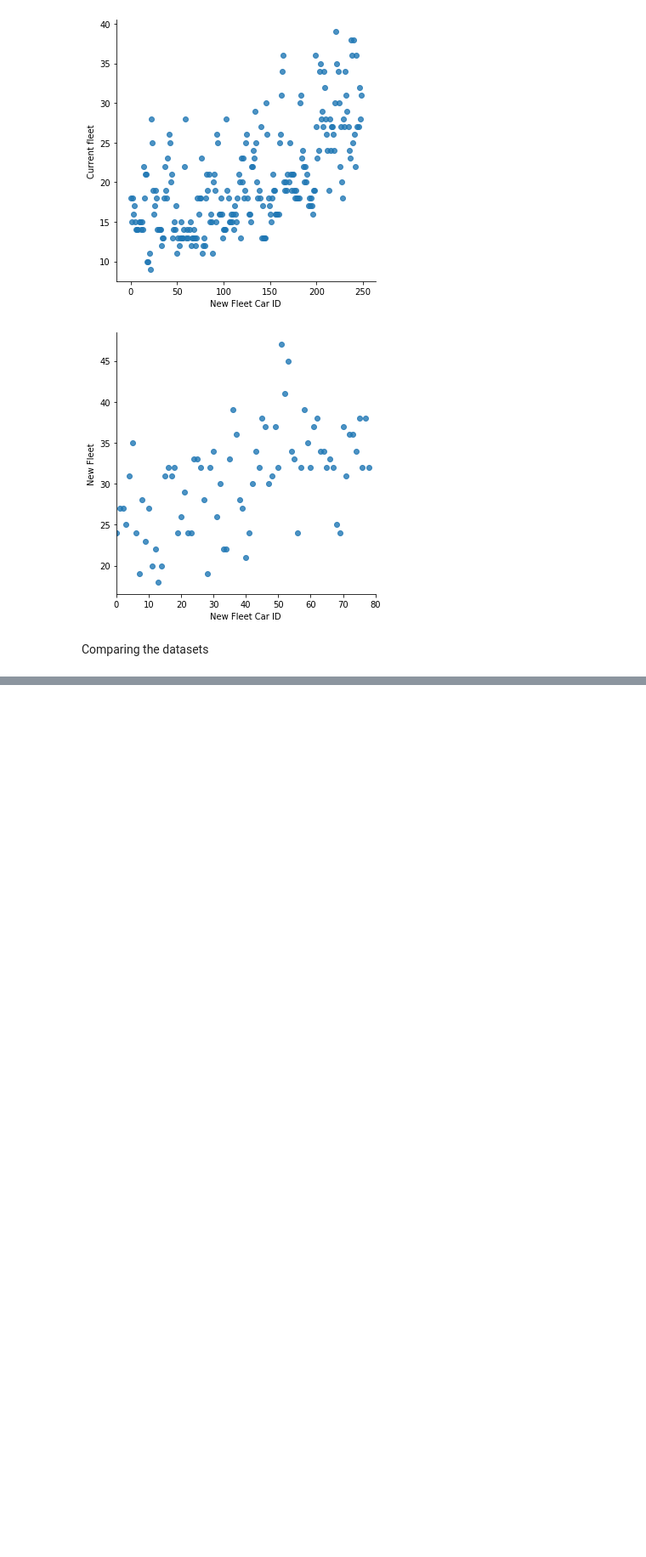
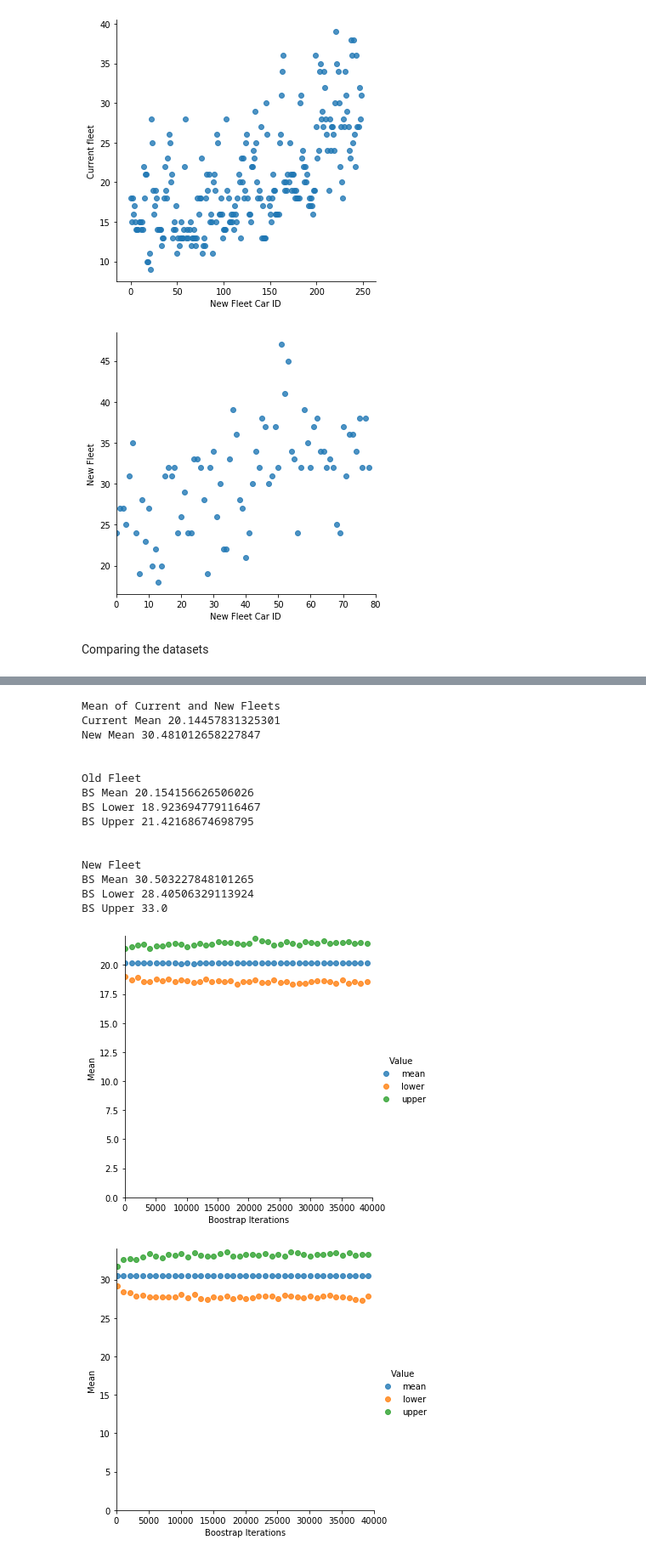
Before and after one commit to thiviyan98/ThiviyanNanthakumarCE888, a Jupyter notebook: Lab2.ipynb, the cells around one changed output, grey strips where cells are left out. Shown: that part at 85% size. Saved outputs shown, nothing was run; the diff lists cells and outputs as text; code cells hidden in the pictures; blank space fills up the shorter version.

```diff
--- a/Lab2.ipynb
+++ b/Lab2.ipynb
@@ -220,0 +179,73 @@ New Fleet
+# %%
+print('Mean of Current and New Fleets')
+mean_current= np.mean(currentfleet)
+mean_new=np.mean(newfleet)
+print('Current Mean', mean_current)
+print('New Mean', mean_new)
+print('\n')
+print('Old Fleet')
+bootstrap_current=boostrap_mean(currentfleet,currentfleet.shape[0],1000)
+
+print('BS Mean', bootstrap_current[0])
+
+print('BS Lower', bootstrap_current[1])
+
+print('BS Upper', bootstrap_current[2])
+print('\n')
+print('New Fleet')
+bootstrap_new= boostrap_mean(newfleet,newfleet.shape[0],1000)
+
+print('BS Mean', bootstrap_new[0])
+
+print('BS Lower', bootstrap_new[1])
+
+print('BS Upper', bootstrap_new[2])
+
+print('\n')
+
+bootscurrent = []
+bootsnew=[]
+for i in range(100, 40000, 1000):
+    bootcurrent = boostrap_mean(currentfleet, currentfleet.shape[0], i)
+    bootnew = boostrap_mean(newfleet, newfleet.shape[0], i)
+    bootscurrent.append([i, bootcurrent[0], "mean"])
+    bootsnew.append([i, bootnew[0], "mean"])
+    bootscurrent.append([i, bootcurrent[1], "lower"])
+    bootsnew.append([i, bootnew[1], "lower"])
+    bootscurrent.append([i, bootcurrent[2], "upper"])
+    bootsnew.append([i, bootnew[2], "upper"])
+
+
+df_bootcurrent = pd.DataFrame(bootscurrent, columns=['Boostrap Iterations', 'Mean', "Value"])
+sns_plot3 = sns.lmplot(df_bootcurrent.columns[0], df_bootcurrent.columns[1], data=df_bootcurrent, fit_reg=False, hue="Value")
+
+df_bootnew = pd.DataFrame(bootsnew, columns=['Boostrap Iterations', 'Mean', "Value"])
+sns_plot4 = sns.lmplot(df_bootnew.columns[0], df_bootnew.columns[1], data=df_bootnew, fit_reg=False, hue="Value")
+
+sns_plot3.axes[0, 0].set_ylim(0,)
+sns_plot3.axes[0, 0].set_xlim(0, 40000)
+sns_plot4.axes[0, 0].set_ylim(0,)
+sns_plot4.axes[0, 0].set_xlim(0, 40000)
+
+sns_plot3.savefig("bootstrap_confidence.png", bbox_inches='tight')
+sns_plot3.savefig("bootstrap_confidence.pdf", bbox_inches='tight')
+sns_plot4.savefig("bootstrap_confidence.png", bbox_inches='tight')
+sns_plot4.savefig("bootstrap_confidence.pdf", bbox_inches='tight')
+# %% [output]
+Mean of Current and New Fleets
+Current Mean 20.14457831325301
+New Mean 30.481012658227847
+
+
+Old Fleet
+BS Mean 20.154156626506026
+BS Lower 18.923694779116467
+BS Upper 21.42168674698795
+
+
+New Fleet
+BS Mean 30.503227848101265
+BS Lower 28.40506329113924
+BS Upper 33.0
+[figure, added]
+[figure, added]
```
Also changed, not shown: parts of 5 cells of this notebook.
